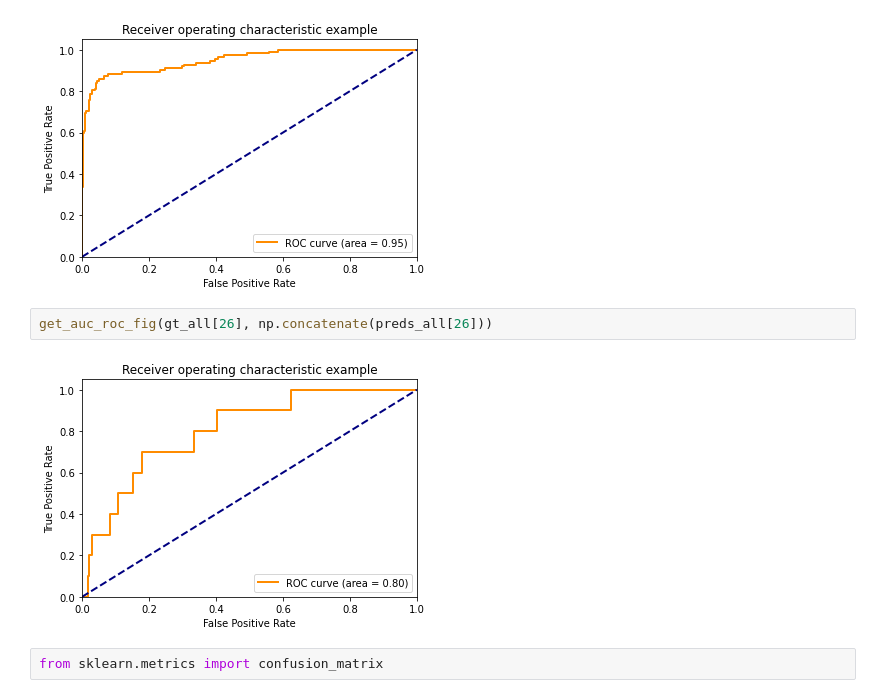
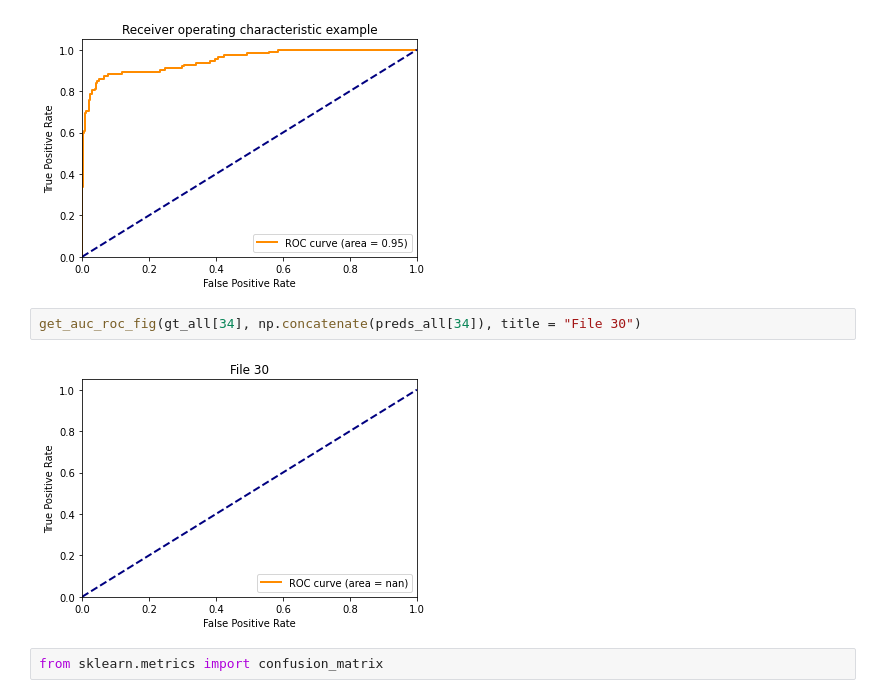
Before and after one commit to NINAnor/snowscooter_detector, a Jupyter notebook: training/testing/test.ipynb, the cells around one changed output. Drawn from its saved outputs; the diff is of its cells as text.

```diff
--- a/training/testing/test.ipynb
+++ b/training/testing/test.ipynb
@@ -193,9 +193,9 @@ get_auc_roc_fig(gt_all[5], np.concatenate(preds_all[5]))
 # %% [output]
 [figure]
 # %%
-get_auc_roc_fig(gt_all[26], np.concatenate(preds_all[26]))
+get_auc_roc_fig(gt_all[34], np.concatenate(preds_all[34]), title = "File 30")
 # %% [output]
-[figure, old version]
+[figure, new version]
 # %%
 from sklearn.metrics import confusion_matrix
 # %% [markdown]
```
Also changed, not shown: 5 other files.
